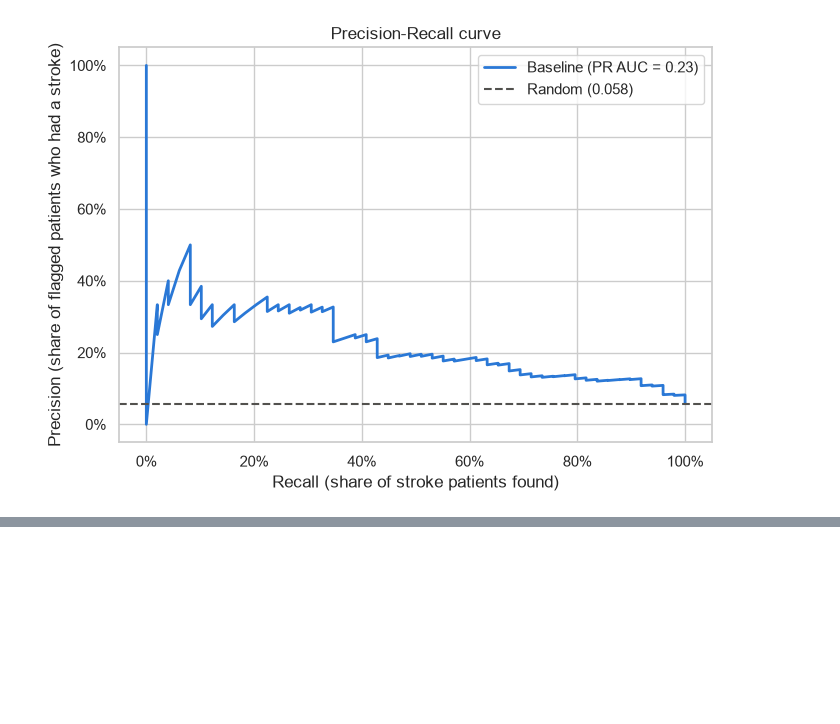
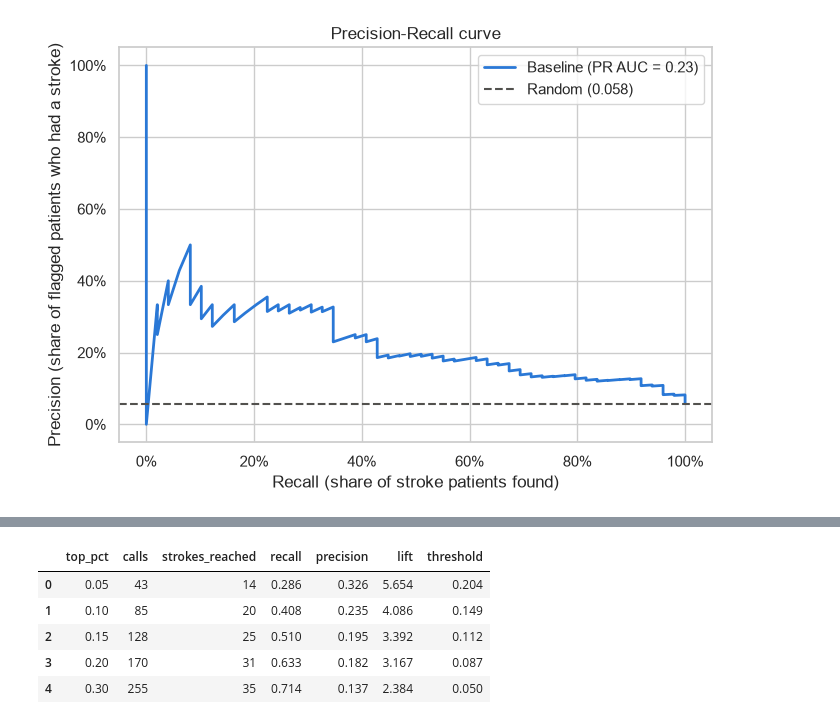
Before and after one commit to BradleyLund/StrokePrediction, a Jupyter notebook: stroke_analysis.ipynb, the cells around one changed output, grey strips where cells are left out. Saved outputs shown, nothing was run; the diff lists cells and outputs as text; code cells hidden in the pictures; blank space fills up the shorter version.

```diff
--- a/stroke_analysis.ipynb
+++ b/stroke_analysis.ipynb
@@ -578,0 +675,25 @@ plt.show()
+# %%
+rows = []
+for pct in [0.05, 0.10, 0.15, 0.20, 0.30]:
+    n_calls = round(pct * len(ranked))
+    top = ranked.head(n_calls)
+    reached = top["actual_stroke"].sum()
+    rows.append({
+        "top_pct": pct,
+        "calls": n_calls,
+        "strokes_reached": reached,
+        "recall": reached / total_strokes,
+        "precision": reached / n_calls,
+        "lift": (reached / n_calls) / base_rate,
+        "threshold": top["predicted_prob"].min(),
+    })
+
+pct_table = pd.DataFrame(rows).round(3)
+pct_table
+# %% [output]
+|  | top_pct | calls | strokes_reached | recall | precision | lift | threshold |
+| 0 | 0.05 | 43 | 14 | 0.286 | 0.326 | 5.654 | 0.204 |
+| 1 | 0.10 | 85 | 20 | 0.408 | 0.235 | 4.086 | 0.149 |
+| 2 | 0.15 | 128 | 25 | 0.510 | 0.195 | 3.392 | 0.112 |
+| 3 | 0.20 | 170 | 31 | 0.633 | 0.182 | 3.167 | 0.087 |
+| 4 | 0.30 | 255 | 35 | 0.714 | 0.137 | 2.384 | 0.050 |
```
Also changed, not shown: parts of 11 cells of this notebook, 11 other files.
